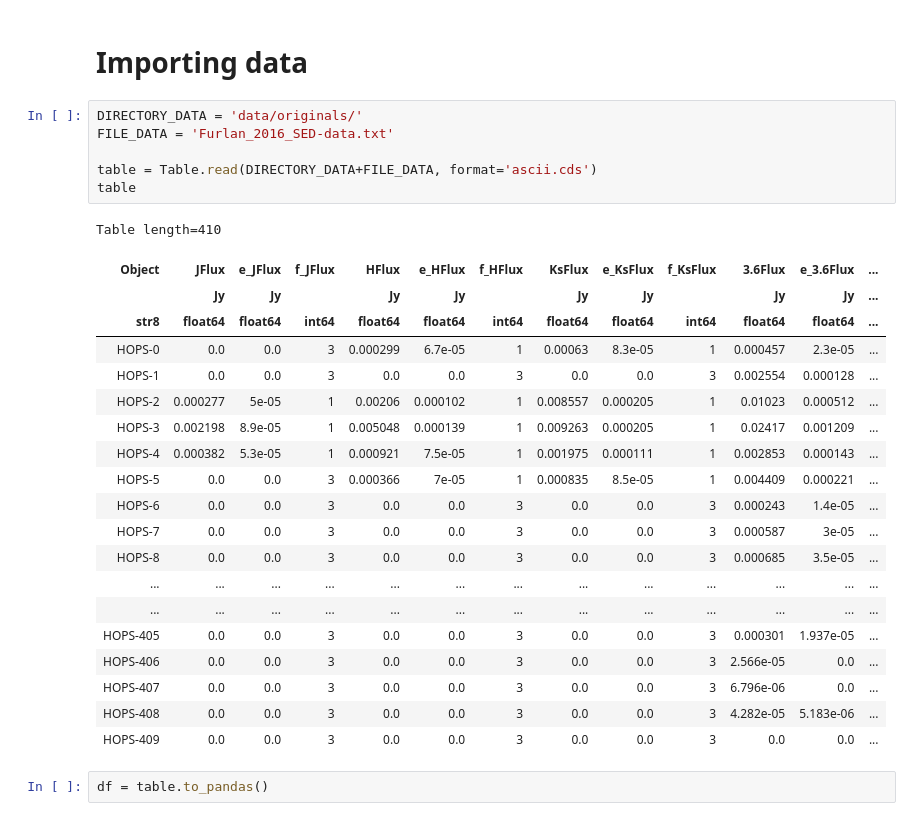
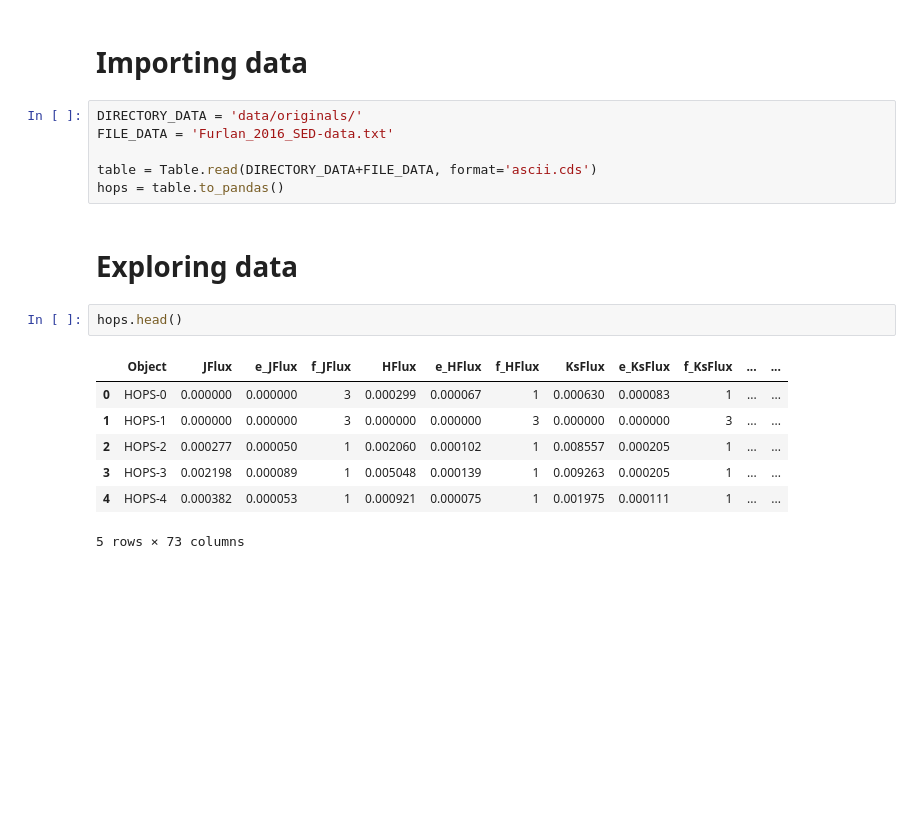
Before and after one commit to akdiaz/HOPS_ML, a Jupyter notebook: Data_Exploration.ipynb, the cells around one changed output. Drawn from its saved outputs; the diff is of its cells as text; blank space fills up the shorter version.

```diff
--- a/Data_Exploration.ipynb
+++ b/Data_Exploration.ipynb
@@ -8,27 +8,16 @@ DIRECTORY_DATA = 'data/originals/'
 FILE_DATA = 'Furlan_2016_SED-data.txt'
 
 table = Table.read(DIRECTORY_DATA+FILE_DATA, format='ascii.cds')
-table
+hops = table.to_pandas()
-# %% [output]
-Table length=410
-| Object | JFlux | e_JFlux | f_JFlux | HFlux | e_HFlux | f_HFlux | KsFlux | e_KsFlux | f_KsFlux | 3.6Flux | e_3.6Flux | ... |
-|  | Jy | Jy |  | Jy | Jy |  | Jy | Jy |  | Jy | Jy | ... |
-| str8 | float64 | float64 | int64 | float64 | float64 | int64 | float64 | float64 | int64 | float64 | float64 | ... |
-| HOPS-0 | 0.0 | 0.0 | 3 | 0.000299 | 6.7e-05 | 1 | 0.00063 | 8.3e-05 | 1 | 0.000457 | 2.3e-05 | ... |
-| HOPS-1 | 0.0 | 0.0 | 3 | 0.0 | 0.0 | 3 | 0.0 | 0.0 | 3 | 0.002554 | 0.000128 | ... |
-| HOPS-2 | 0.000277 | 5e-05 | 1 | 0.00206 | 0.000102 | 1 | 0.008557 | 0.000205 | 1 | 0.01023 | 0.000512 | ... |
-| HOPS-3 | 0.002198 | 8.9e-05 | 1 | 0.005048 | 0.000139 | 1 | 0.009263 | 0.000205 | 1 | 0.02417 | 0.001209 | ... |
-| HOPS-4 | 0.000382 | 5.3e-05 | 1 | 0.000921 | 7.5e-05 | 1 | 0.001975 | 0.000111 | 1 | 0.002853 | 0.000143 | ... |
-| HOPS-5 | 0.0 | 0.0 | 3 | 0.000366 | 7e-05 | 1 | 0.000835 | 8.5e-05 | 1 | 0.004409 | 0.000221 | ... |
-| HOPS-6 | 0.0 | 0.0 | 3 | 0.0 | 0.0 | 3 | 0.0 | 0.0 | 3 | 0.000243 | 1.4e-05 | ... |
-| HOPS-7 | 0.0 | 0.0 | 3 | 0.0 | 0.0 | 3 | 0.0 | 0.0 | 3 | 0.000587 | 3e-05 | ... |
-| HOPS-8 | 0.0 | 0.0 | 3 | 0.0 | 0.0 | 3 | 0.0 | 0.0 | 3 | 0.000685 | 3.5e-05 | ... |
-| ... | ... | ... | ... | ... | ... | ... | ... | ... | ... | ... | ... | ... |
-| ... | ... | ... | ... | ... | ... | ... | ... | ... | ... | ... | ... | ... |
-| HOPS-405 | 0.0 | 0.0 | 3 | 0.0 | 0.0 | 3 | 0.0 | 0.0 | 3 | 0.000301 | 1.937e-05 | ... |
-| HOPS-406 | 0.0 | 0.0 | 3 | 0.0 | 0.0 | 3 | 0.0 | 0.0 | 3 | 2.566e-05 | 0.0 | ... |
-| HOPS-407 | 0.0 | 0.0 | 3 | 0.0 | 0.0 | 3 | 0.0 | 0.0 | 3 | 6.796e-06 | 0.0 | ... |
-| HOPS-408 | 0.0 | 0.0 | 3 | 0.0 | 0.0 | 3 | 0.0 | 0.0 | 3 | 4.282e-05 | 5.183e-06 | ... |
-| HOPS-409 | 0.0 | 0.0 | 3 | 0.0 | 0.0 | 3 | 0.0 | 0.0 | 3 | 0.0 | 0.0 | ... |
+# %% [markdown]
+# Exploring data
 # %%
-df = table.to_pandas()
+hops.head()
+# %% [output]
+|  | Object | JFlux | e_JFlux | f_JFlux | HFlux | e_HFlux | f_HFlux | KsFlux | e_KsFlux | f_KsFlux | ... | ... |
+| 0 | HOPS-0 | 0.000000 | 0.000000 | 3 | 0.000299 | 0.000067 | 1 | 0.000630 | 0.000083 | 1 | ... | ... |
+| 1 | HOPS-1 | 0.000000 | 0.000000 | 3 | 0.000000 | 0.000000 | 3 | 0.000000 | 0.000000 | 3 | ... | ... |
+| 2 | HOPS-2 | 0.000277 | 0.000050 | 1 | 0.002060 | 0.000102 | 1 | 0.008557 | 0.000205 | 1 | ... | ... |
+| 3 | HOPS-3 | 0.002198 | 0.000089 | 1 | 0.005048 | 0.000139 | 1 | 0.009263 | 0.000205 | 1 | ... | ... |
+| 4 | HOPS-4 | 0.000382 | 0.000053 | 1 | 0.000921 | 0.000075 | 1 | 0.001975 | 0.000111 | 1 | ... | ... |
+5 rows × 73 columns
```
Also changed, not shown: parts of 7 cells of this notebook.
